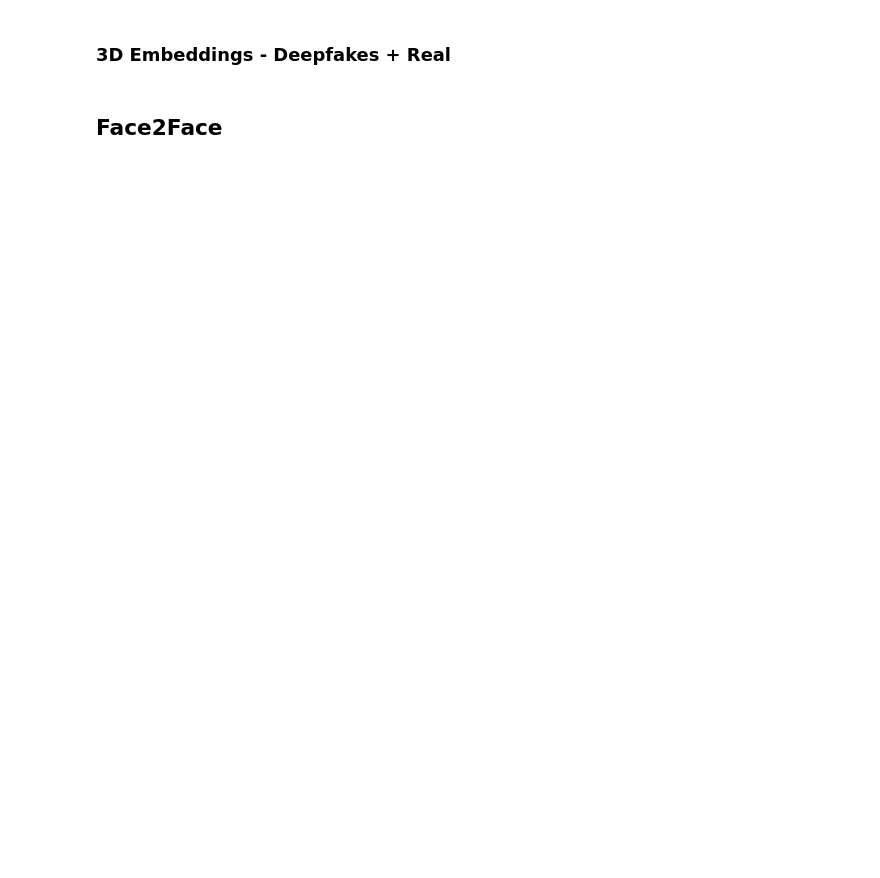
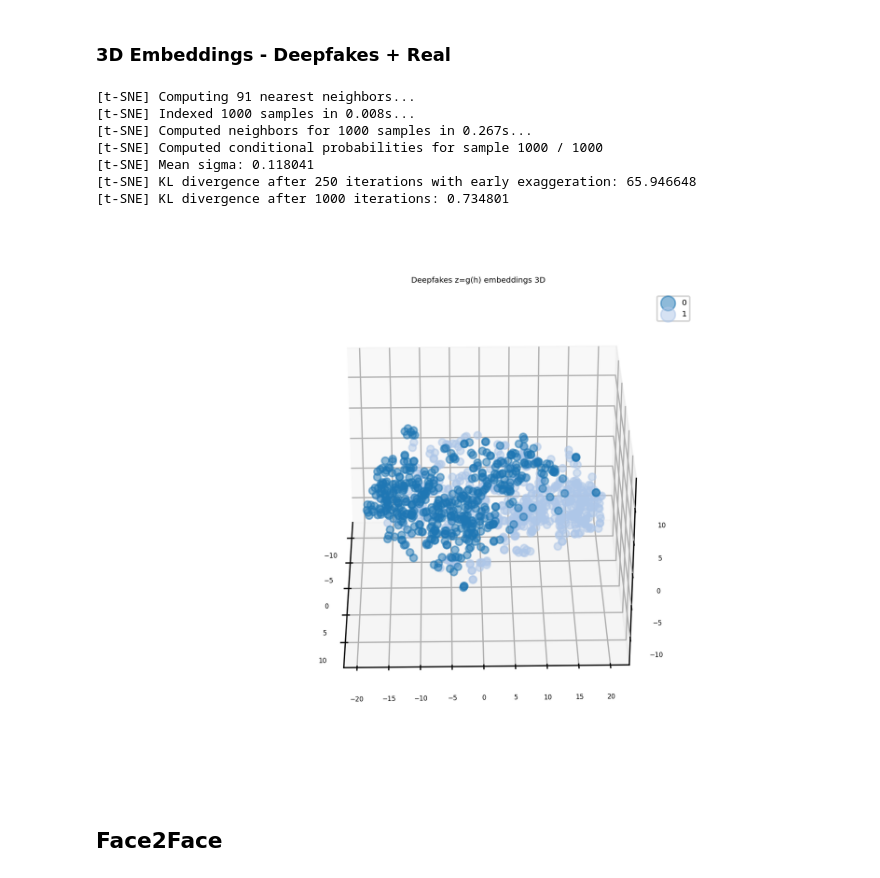
Before and after one commit to lev1ayz/DistributedDeepFakeDetection, a Jupyter notebook: Wrapper.ipynb, the cells around one changed output. Drawn from its saved outputs; the diff is of its cells as text; code cells hidden in the pictures; blank space fills up the shorter version.

```diff
--- a/Wrapper.ipynb
+++ b/Wrapper.ipynb
@@ -190,8 +255,16 @@ plot_embeddings_2D(embeds, targets)
 # %% [markdown]
 ### 3D Embeddings - Deepfakes + Real
 # %%
-%matplotlib notebook
-plot_embeddings_3D(embeds, targets)
+plot_embeddings_3D(embeds, targets, 'Deepfakes z=g(h) embeddings 3D')
+# %% [output]
+[t-SNE] Computing 91 nearest neighbors...
+[t-SNE] Indexed 1000 samples in 0.008s...
+[t-SNE] Computed neighbors for 1000 samples in 0.267s...
+[t-SNE] Computed conditional probabilities for sample 1000 / 1000
+[t-SNE] Mean sigma: 0.118041
+[t-SNE] KL divergence after 250 iterations with early exaggeration: 65.946648
+[t-SNE] KL divergence after 1000 iterations: 0.734801
+[figure, added]
 # %% [markdown]
 ## Face2Face
 # %%
```
Also changed, not shown: parts of 24 cells of this notebook.
